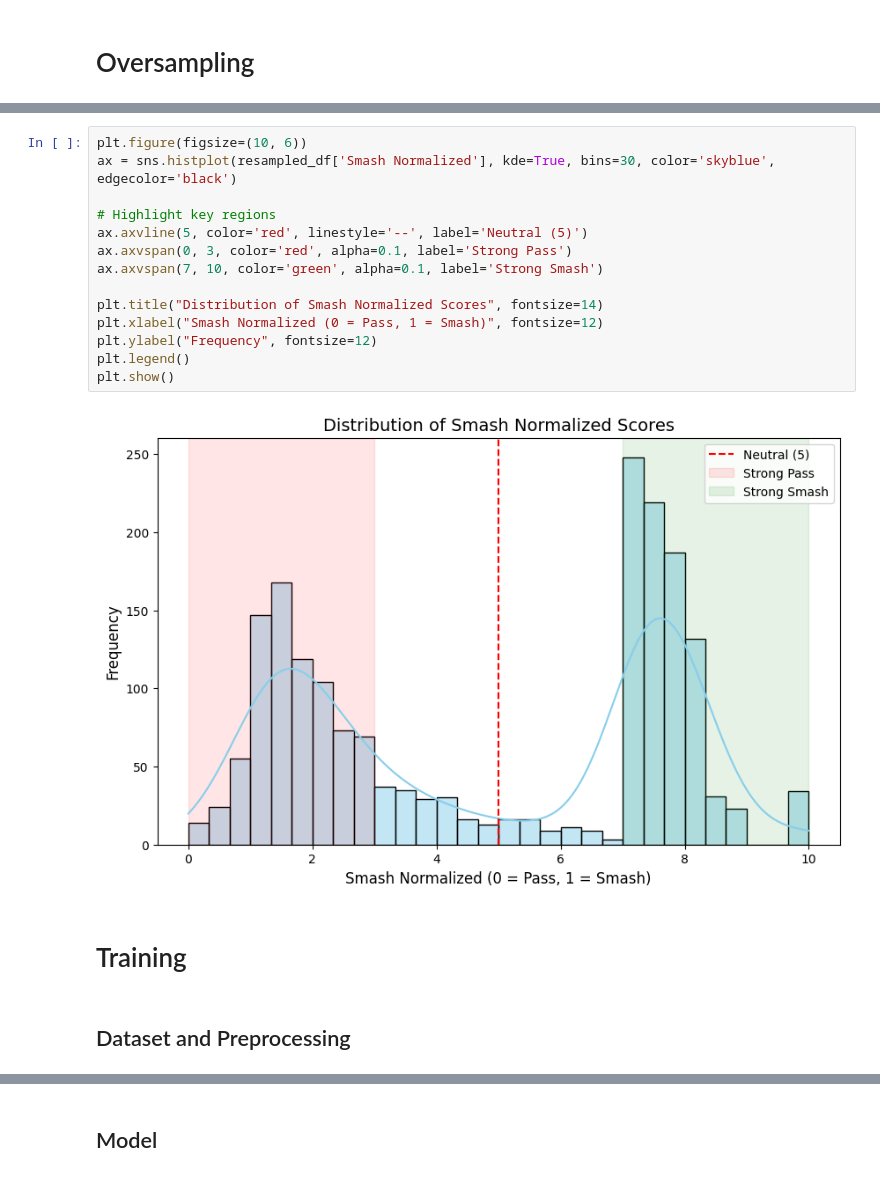
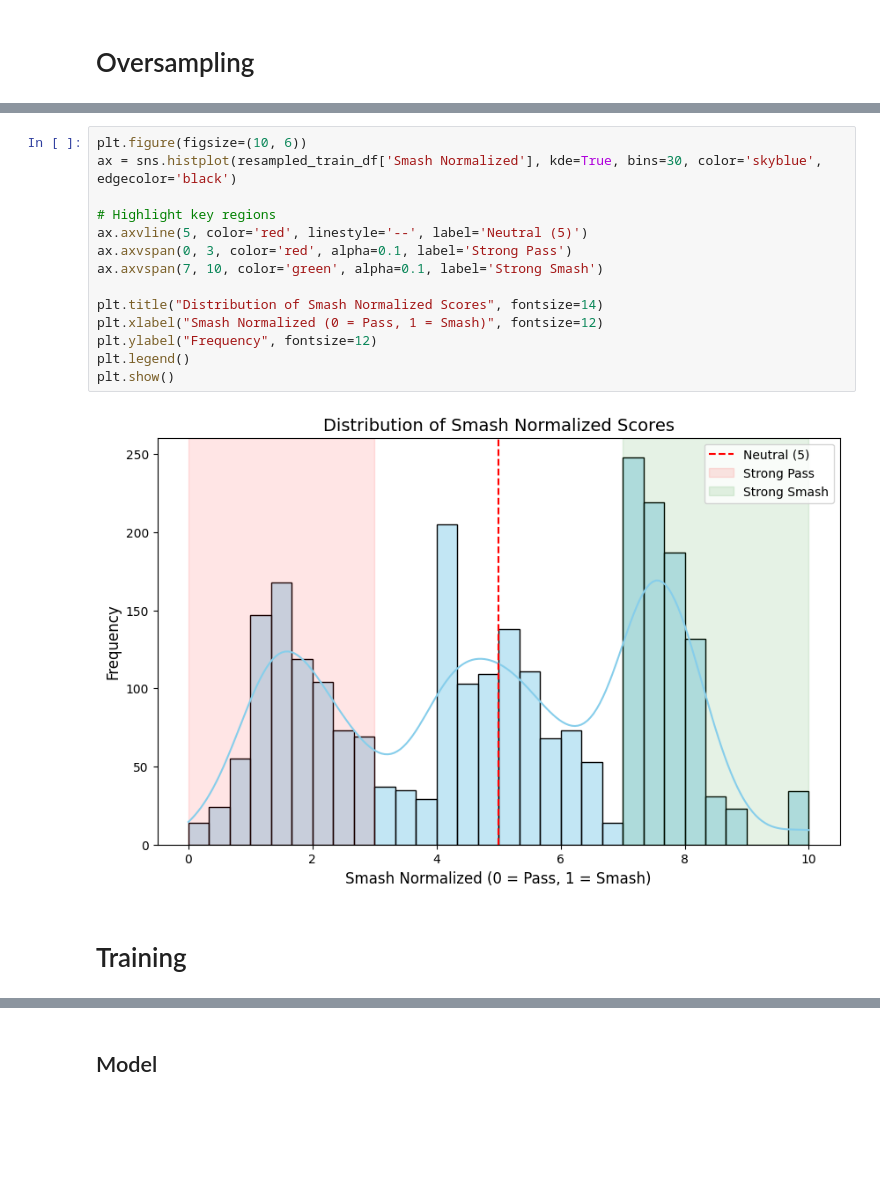
Before and after one commit to Irresponsible-Bunch/Pokemon-Smash-or-Pass, a Jupyter notebook: pokemon_torch.ipynb, the cells around one changed output, grey strips where cells are left out. Saved outputs shown, nothing was run; the diff lists cells and outputs as text; blank space fills up the shorter version.

```diff
--- a/pokemon_torch.ipynb
+++ b/pokemon_torch.ipynb
@@ -100,20 +163,18 @@ resampled_df = resampled_df.sample(frac=1.0, random_state=42)  # Shuffle
 # %%
 plt.figure(figsize=(10, 6))
-ax = sns.histplot(resampled_df['Smash Normalized'], kde=True, bins=30, color='skyblue', edgecolor='black')
+ax = sns.histplot(resampled_train_df['Smash Normalized'], kde=True, bins=30, color='skyblue', edgecolor='black')
 
 # Highlight key regions
 ax.axvline(5, color='red', linestyle='--', label='Neutral (5)')
 ax.axvspan(0, 3, color='red', alpha=0.1, label='Strong Pass')
 ax.axvspan(7, 10, color='green', alpha=0.1, label='Strong Smash')
 
 plt.title("Distribution of Smash Normalized Scores", fontsize=14)
 plt.xlabel("Smash Normalized (0 = Pass, 1 = Smash)", fontsize=12)
 plt.ylabel("Frequency", fontsize=12)
 plt.legend()
 plt.show()
 # %% [output]
-[figure, old version]
+[figure, new version]
 # %% [markdown]
 # Training
-# %% [markdown]
-## Dataset and Preprocessing
```
Also changed, not shown: parts of 14 cells of this notebook, 1 other file.
